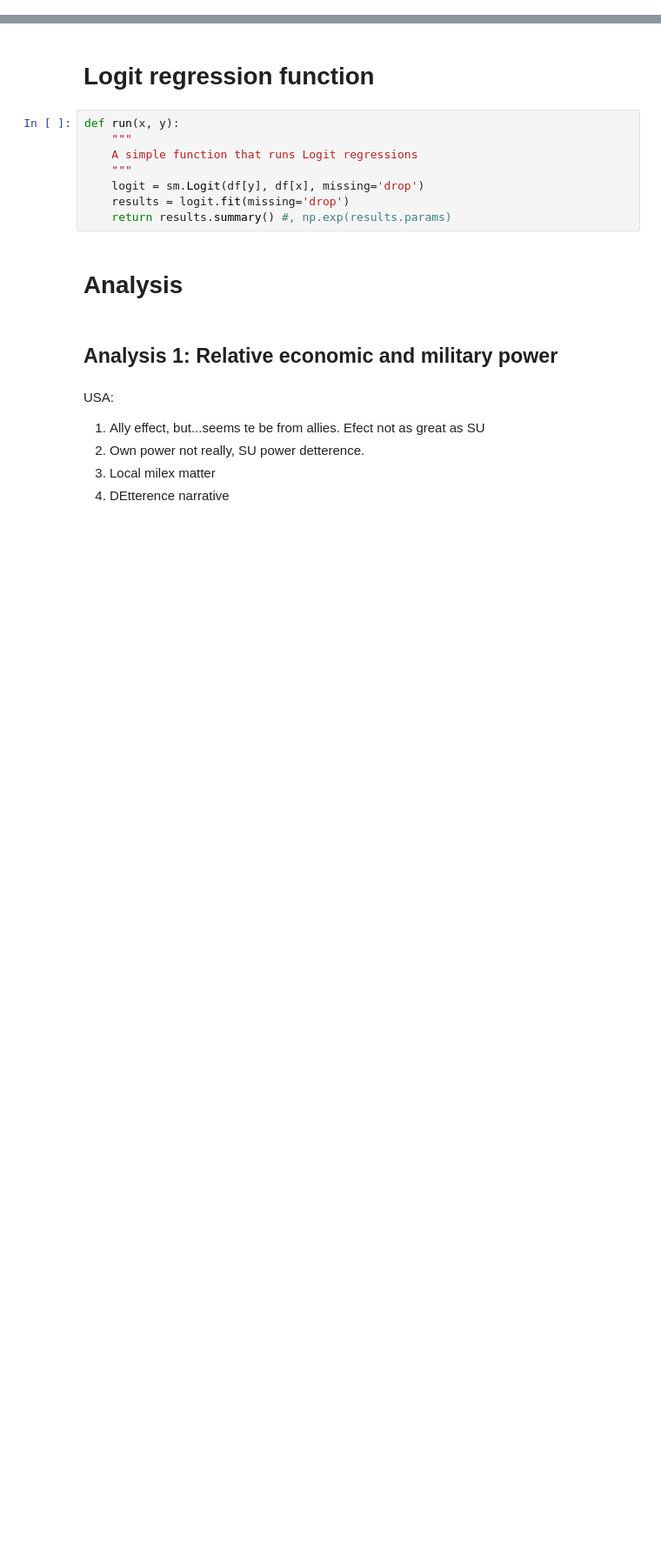
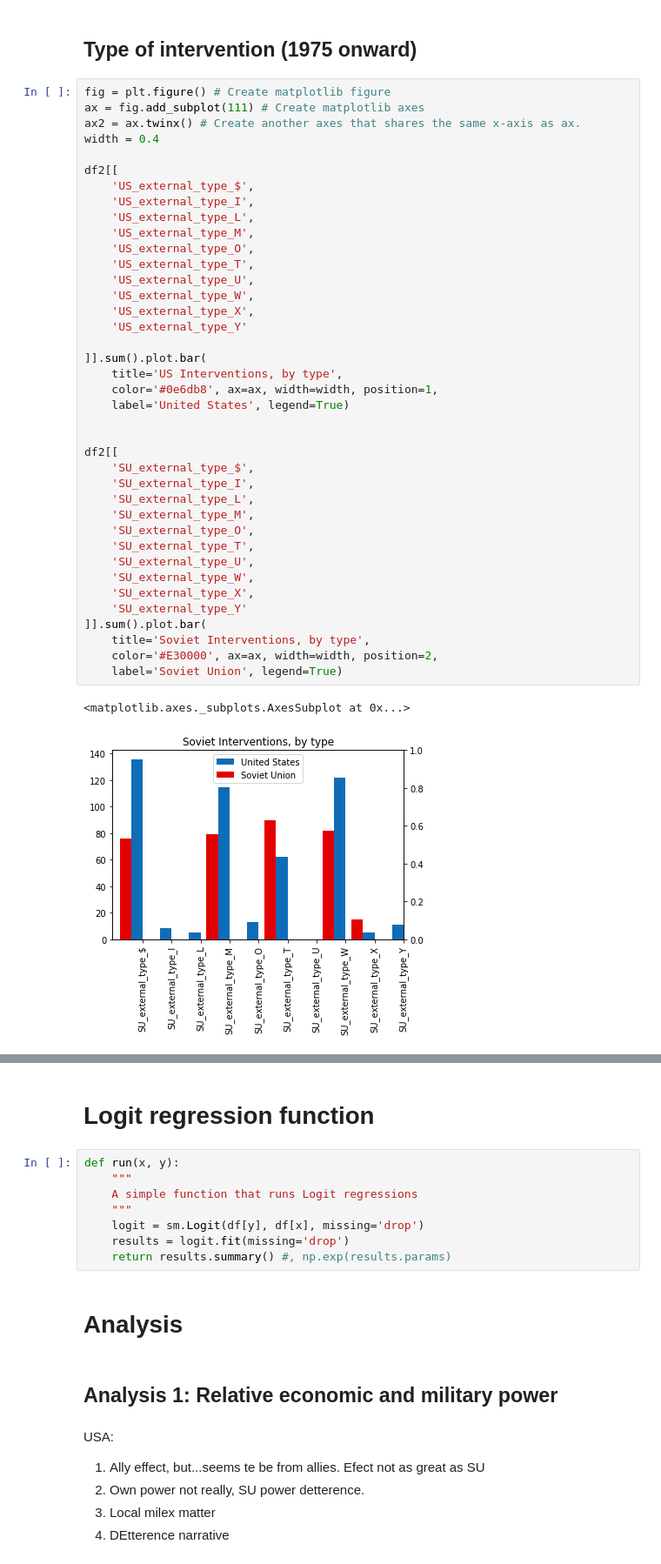
Before and after one commit to Jasper-Koops/Thesis-Cold_War_Interventions, a Jupyter notebook: Analysis.ipynb, the cells around one changed output, grey strips where cells are left out. Shown at 87% size. Cells and saved outputs as stored; diff of their text form; blank space fills up the shorter version.

```diff
--- a/Analysis.ipynb
+++ b/Analysis.ipynb
@@ -16,0 +45,44 @@ memory usage: 9.5+ MB
+# %% [markdown]
+## Type of intervention (1975 onward)
+# %%
+fig = plt.figure() # Create matplotlib figure
+ax = fig.add_subplot(111) # Create matplotlib axes
+ax2 = ax.twinx() # Create another axes that shares the same x-axis as ax.
+width = 0.4
+
+df2[[
+    'US_external_type_$',
+    'US_external_type_I',
+    'US_external_type_L',
+    'US_external_type_M',
+    'US_external_type_O',
+    'US_external_type_T',
+    'US_external_type_U',
+    'US_external_type_W',
+    'US_external_type_X',
+    'US_external_type_Y'
+
+]].sum().plot.bar(
+    title='US Interventions, by type',
+    color='#0e6db8', ax=ax, width=width, position=1,
+    label='United States', legend=True)
+
+
+df2[[
+    'SU_external_type_$',
+    'SU_external_type_I',
+    'SU_external_type_L',
+    'SU_external_type_M',
+    'SU_external_type_O',
+    'SU_external_type_T',
+    'SU_external_type_U',
+    'SU_external_type_W',
+    'SU_external_type_X',
+    'SU_external_type_Y'
+]].sum().plot.bar(
+    title='Soviet Interventions, by type',
+    color='#E30000', ax=ax, width=width, position=2,
+    label='Soviet Union', legend=True)
+# %% [output]
+<matplotlib.axes._subplots.AxesSubplot at 0x...>
+[figure, added]
```
Also changed, not shown: parts of 35 cells of this notebook.
